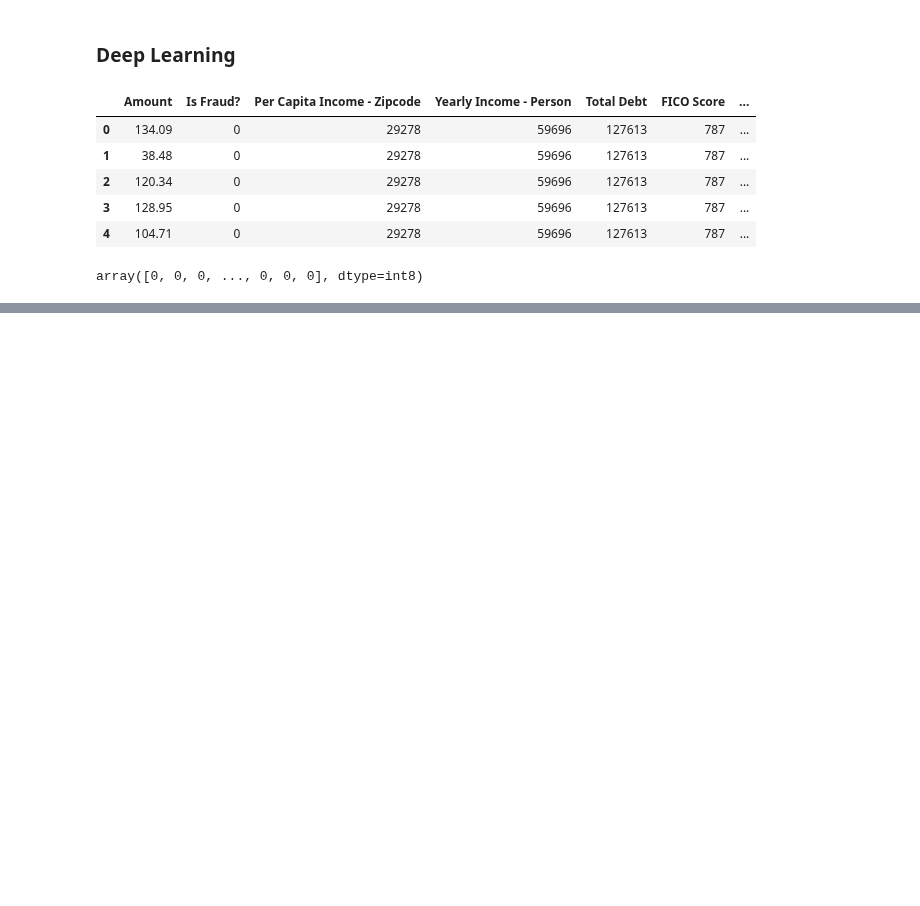
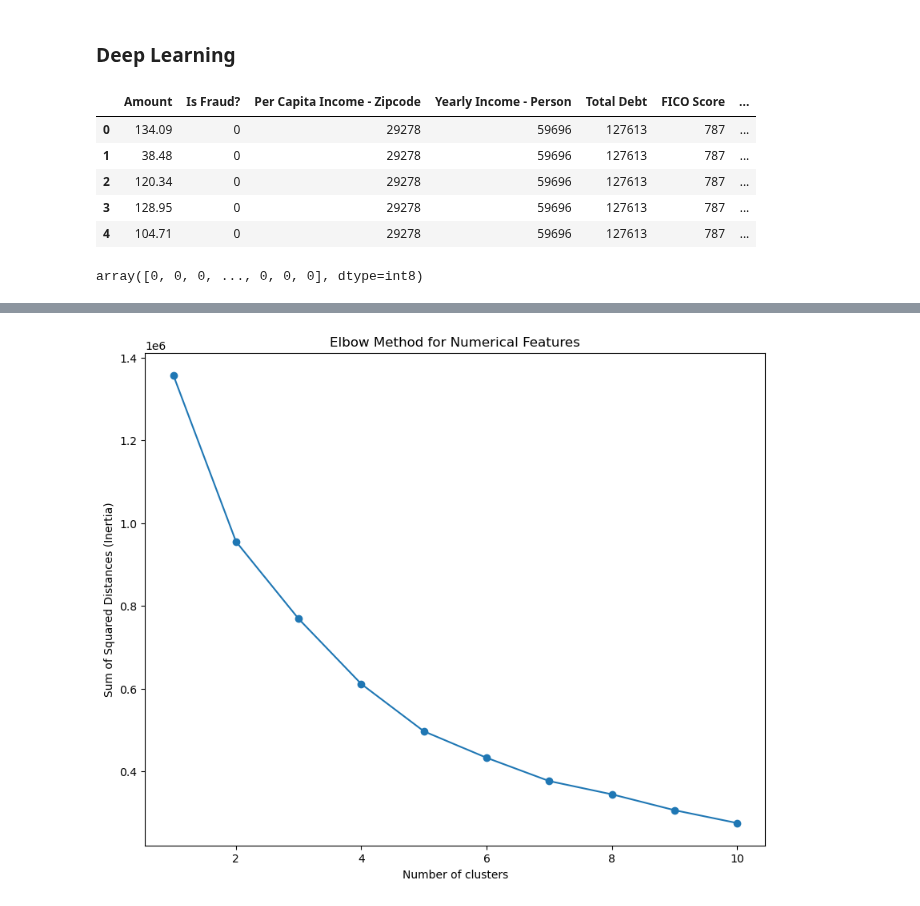
Before and after one commit to wrube/Project_4_Group_2, a Jupyter notebook: create_dataset_aleks.ipynb, the cells around one changed output, grey strips where cells are left out. Cells and saved outputs as stored; diff of their text form; code cells hidden in the pictures; blank space fills up the shorter version.

```diff
--- a/create_dataset_aleks.ipynb
+++ b/create_dataset_aleks.ipynb
@@ -917,0 +1193,38 @@ print(f"Loss: {model_loss}, Accuracy: {model_accuracy}")
+# %%
+# Dropping the target variable 'Is Fraud?' and any other non-relevant columns for clustering
+data_clustering = merged_and_drop_df.drop(columns=['Is Fraud?', 'timestamp'])
+
+# Defining numerical features
+numerical_features = ['Amount', 'Per Capita Income - Zipcode', 'Yearly Income - Person', 'Total Debt',
+                      'FICO Score', 'Num Credit Cards', 'Has Chip', 'Cards Issued', 'International',
+                      'Online', 'Age_at_transaction', 'income_to_debt', 'day_of_week', 'distances']
+
+# Selecting numerical features
+data_numerical = data_clustering[numerical_features]
+
+# Preprocessing pipeline for numerical features
+preprocessor = Pipeline(steps=[
+    ('scaler', StandardScaler())
+])
+
+# Applying preprocessing
+data_numerical_scaled = preprocessor.fit_transform(data_numerical)
+
+# Elbow Method
+inertia = []
+k_range = range(1, 11)
+
+for k in k_range:
+    kmeans = KMeans(n_clusters=k, random_state=42)
+    kmeans.fit(data_numerical_scaled)
+    inertia.append(kmeans.inertia_)
+
+# Plotting the results
+plt.figure(figsize=(10, 8))
+plt.plot(k_range, inertia, marker='o')
+plt.title('Elbow Method for Numerical Features')
+plt.xlabel('Number of clusters')
+plt.ylabel('Sum of Squared Distances (Inertia)')
+plt.show()
+# %% [output]
+[figure, added]
```
Also changed, not shown: parts of 21 cells of this notebook, 1 other file.
